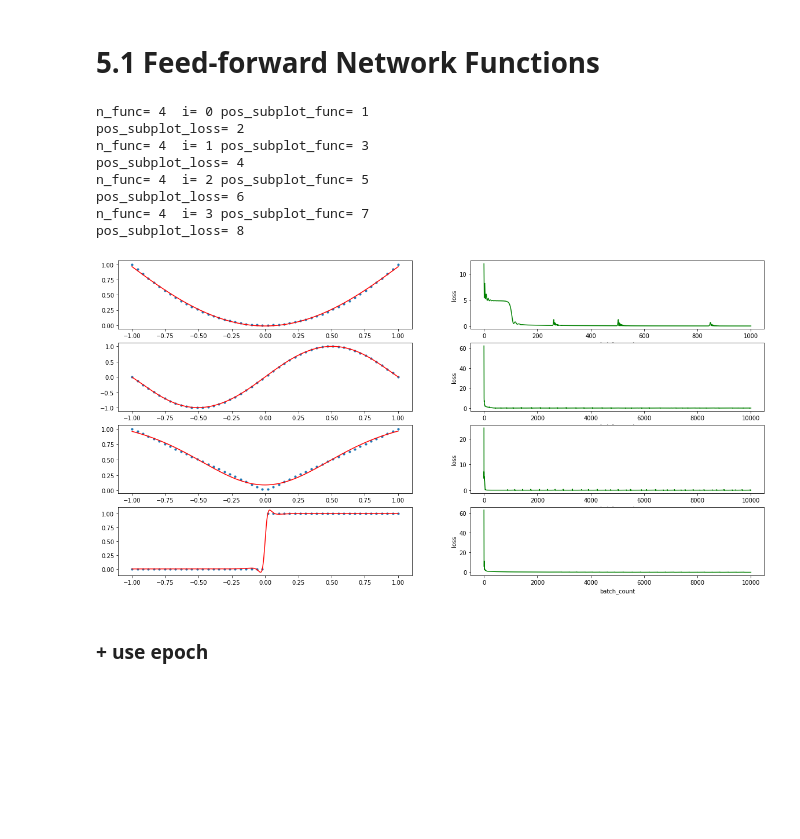
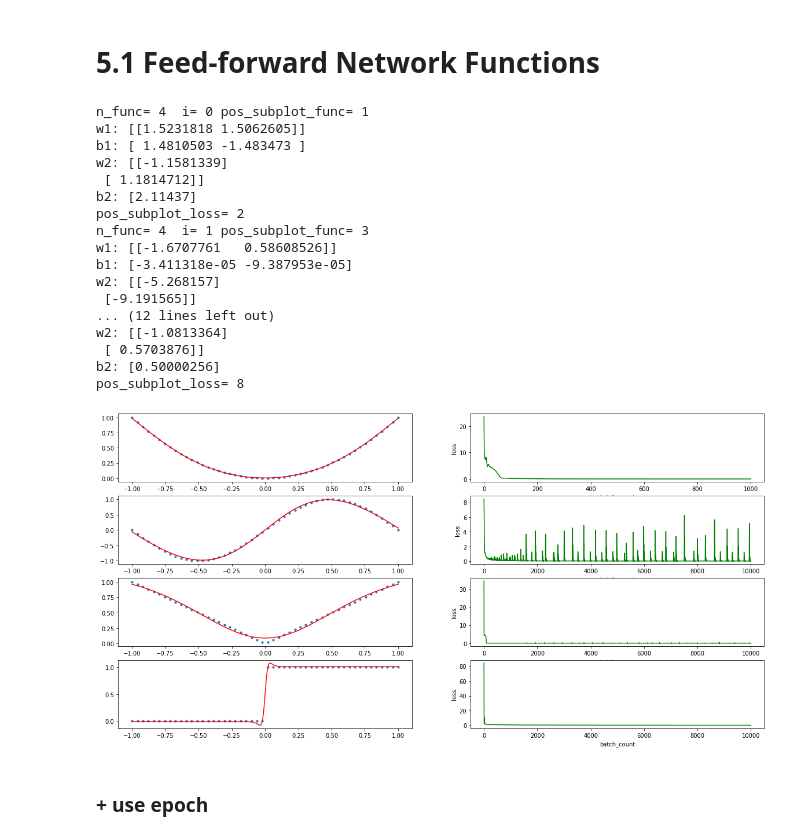
Before and after one commit to sunriver/PRML, a Jupyter notebook: notebooks/ch05_Neural_Networks.ipynb, the cells around one changed output. Saved outputs shown, nothing was run; the diff lists cells and outputs as text; code cells hidden in the pictures; blank space fills up the shorter version.

```diff
--- a/notebooks/ch05_Neural_Networks.ipynb
+++ b/notebooks/ch05_Neural_Networks.ipynb
@@ -29,6 +36,9 @@ class RegressionNetwork(nn.Network):
         h = nn.tanh(x @ self.w1 + self.b1)
         return h @ self.w2 + self.b2
 # %%
+# %%pixie_debugger
+
+
 def create_toy_data(func, n=50):
     x = np.linspace(-1, 1, n)[:, None]
     return x, func(x)
@@ -42,6 +52,20 @@ def heaviside(x):
     return 0.5 * (np.sign(x) + 1)
 
 
+def hook_debug(*args, **key_args):
+    print("-----hook_debug-------")
+    print("--args:", args)
+    print("---key_args:", key_args)
+    raw_fuc_forward(args, key_args)
+
+#hook class Function---------
+# fuc_forward=nn.function.Function.forward
+# if fuc_forward is not hook_debug:
+#     print("hook function----")
+#     raw_fuc_forward=nn.function.Function.forward
+#     nn.function.Function.forward=hook_debug
+#----------
+
 func_list = [np.square, sinusoidal, np.abs, heaviside]
 n_func = len(func_list)
 plt.figure(figsize=(20, 10))
@@ -51,39 +75,58 @@ for i, func, n_iter in zip(range(0, n_func), func_list, [1000, 10000, 10000, 100
     print("n_func=", n_func, " i=", i, "pos_subplot_func=", pos_subplot_func)
     plt.subplot(n_func, 2, pos_subplot_func)
     x_train, y_train = create_toy_data(func)
-    model = RegressionNetwork(1, 3, 1)
+    model = RegressionNetwork(1, 2, 1)
     optimizer = nn.optimizer.Adam(model.parameter, 0.1)
+#     optimizer = nn.optimizer.RMSProp(model.parameter, learning_rate = 0.1)
+#     optimizer = nn.optimizer.AdaGrad(model.parameter, learning_rate = 0.1)
     loss_trend_array = []
     for _ in range(n_iter):
         model.clear()
-        loss = nn.square(y_train - model(x_train)).sum()
+        y_f = model(x_train)
+        square = nn.square(y_train - y_f)
+        loss = square.sum()
         loss_trend_array.append(loss.value)
         optimizer.minimize(loss)
     y = model(x).value
+
+    #print w,b
+    print("w1:", model.w1.value)
+    print("b1:", model.b1.value)
+    print("w2:", model.w2.value)
+    print("b2:", model.b2.value)
 
     # show function
     plt.scatter(x_train, y_train, s=10)
     plt.plot(x, y, color="r")
 
     # show loss trend
     pos_subplot_loss = pos_subplot_func + 1
     print("pos_subplot_loss=", pos_subplot_loss)
     plt.subplot(n_func, 2, pos_subplot_loss)
     plt.xlabel("batch_count")
     plt.ylabel("loss")
     plt.plot(np.linspace(0, n_iter, len(loss_trend_array)),
              loss_trend_array, color="g")
 
 plt.show()
 # %% [output]
 n_func= 4  i= 0 pos_subplot_func= 1
+w1: [[1.5231818 1.5062605]]
+b1: [ 1.4810503 -1.483473 ]
+w2: [[-1.1581339]
+ [ 1.1814712]]
+b2: [2.11437]
 pos_subplot_loss= 2
 n_func= 4  i= 1 pos_subplot_func= 3
-pos_subplot_loss= 4
-n_func= 4  i= 2 pos_subplot_func= 5
-pos_subplot_loss= 6
-n_func= 4  i= 3 pos_subplot_func= 7
+w1: [[-1.6707761   0.58608526]]
+b1: [-3.411318e-05 -9.387953e-05]
+w2: [[-5.268157]
+ [-9.191565]]
+... (12 lines left out)
+w2: [[-1.0813364]
+ [ 0.5703876]]
+b2: [0.50000256]
 pos_subplot_loss= 8
-[figure, old version]
+[figure, new version]
 # %% [markdown]
 ###  + use epoch
```
Also changed, not shown: parts of 13 cells of this notebook, 9 other files.
